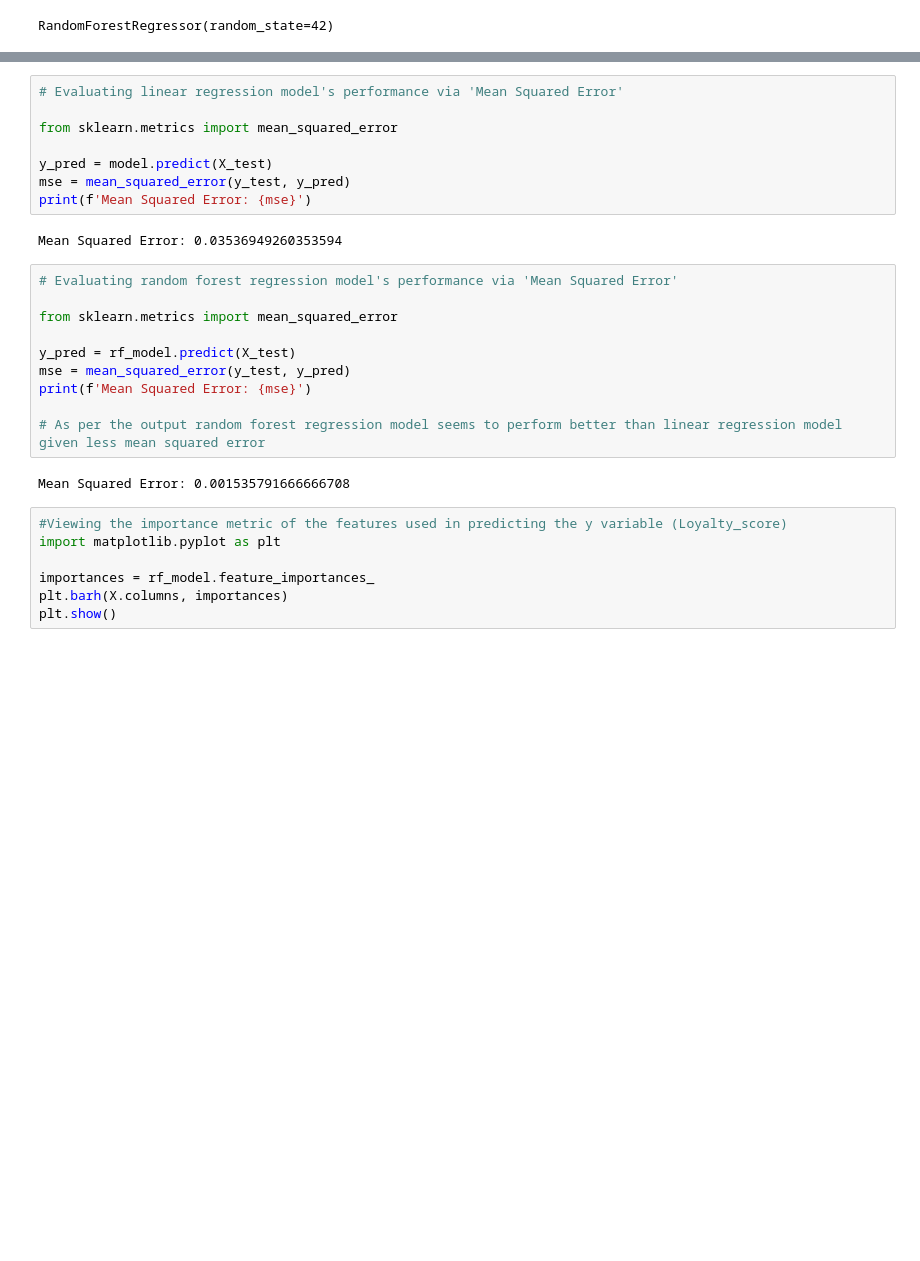
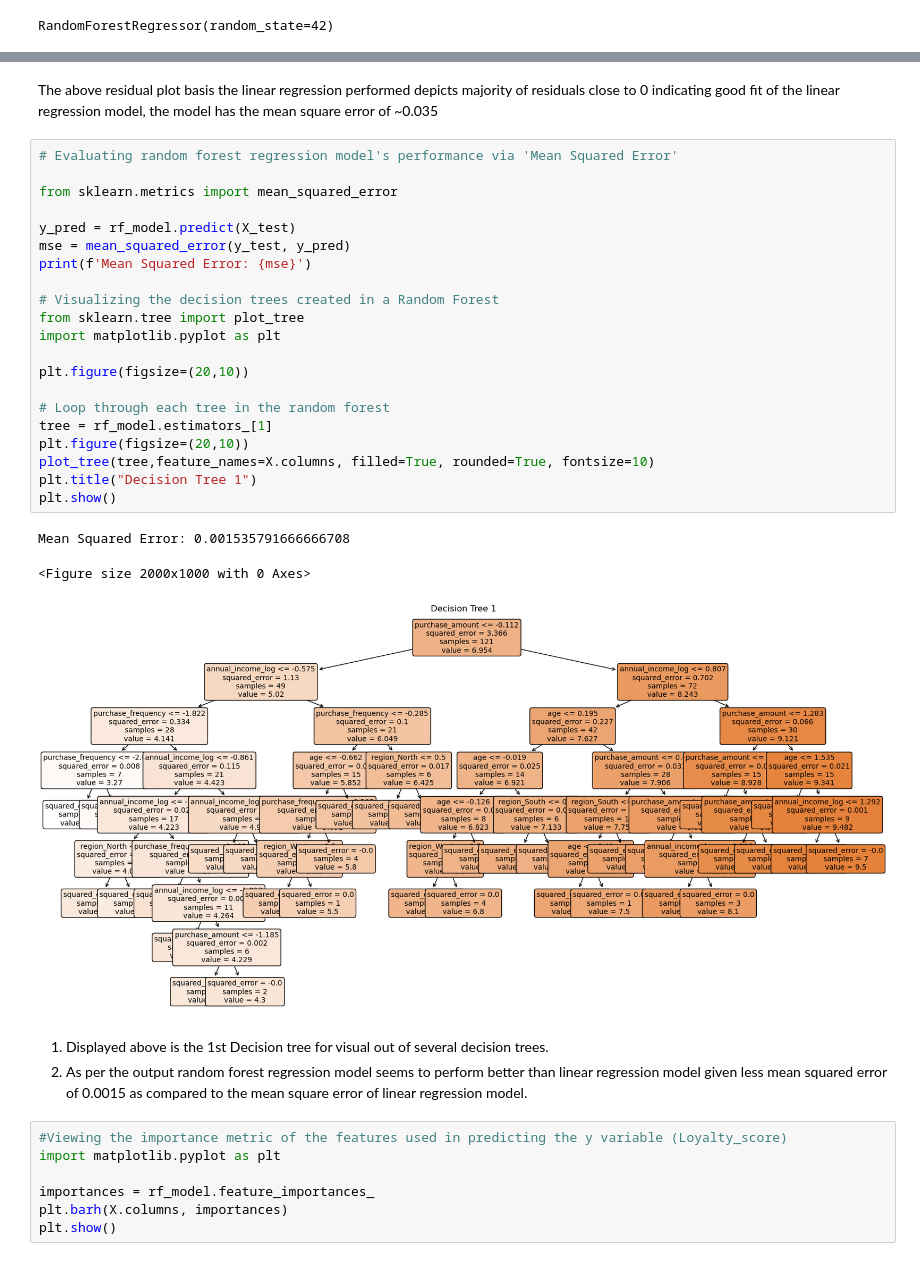
Before and after one commit to Sachin786ME/Data_Analytics_Project, a Jupyter notebook: Customer Purchasing Behaviour.ipynb, the cells around one changed output, grey strips where cells are left out. Saved outputs shown, nothing was run; the diff lists cells and outputs as text; blank space fills up the shorter version.

```diff
--- a/Customer Purchasing Behaviour.ipynb
+++ b/Customer Purchasing Behaviour.ipynb
@@ -131,25 +159,33 @@ RandomForestRegressor(random_state=42)
+# %% [markdown]
+The above residual plot basis the linear regression performed depicts majority of residuals close to 0 indicating good fit of the linear regression model, the model has the mean square error of ~0.035
 # %%
-# Evaluating linear regression model's performance via 'Mean Squared Error'
+# Evaluating random forest regression model's performance via 'Mean Squared Error'
 
 from sklearn.metrics import mean_squared_error
 
-y_pred = model.predict(X_test)
+y_pred = rf_model.predict(X_test)
 mse = mean_squared_error(y_test, y_pred)
 print(f'Mean Squared Error: {mse}')
+
+# Visualizing the decision trees created in a Random Forest
+from sklearn.tree import plot_tree
+import matplotlib.pyplot as plt
+
+plt.figure(figsize=(20,10))
+
+# Loop through each tree in the random forest
+tree = rf_model.estimators_[1]
+plt.figure(figsize=(20,10))
+plot_tree(tree,feature_names=X.columns, filled=True, rounded=True, fontsize=10)
+plt.title("Decision Tree 1")
+plt.show()
 # %% [output]
-Mean Squared Error: 0.03536949260353594
+Mean Squared Error: 0.001535791666666708
+<Figure size 2000x1000 with 0 Axes>
+[figure, added]
-# %%
-# Evaluating random forest regression model's performance via 'Mean Squared Error'
-
-from sklearn.metrics import mean_squared_error
-
-y_pred = rf_model.predict(X_test)
-mse = mean_squared_error(y_test, y_pred)
-print(f'Mean Squared Error: {mse}')
-
-# As per the output random forest regression model seems to perform better than linear regression model given less mean squared error
-# %% [output]
-Mean Squared Error: 0.001535791666666708
+# %% [markdown]
+1. Displayed above is the 1st Decision tree for visual out of several decision trees.
+2. As per the output random forest regression model seems to perform better than linear regression model given less mean squared error of 0.0015 as compared to the mean square error of linear regression model.
 # %%
 #Viewing the importance metric of the features used in predicting the y variable (Loyalty_score)
 import matplotlib.pyplot as plt
```
Also changed, not shown: parts of 3 cells of this notebook.
